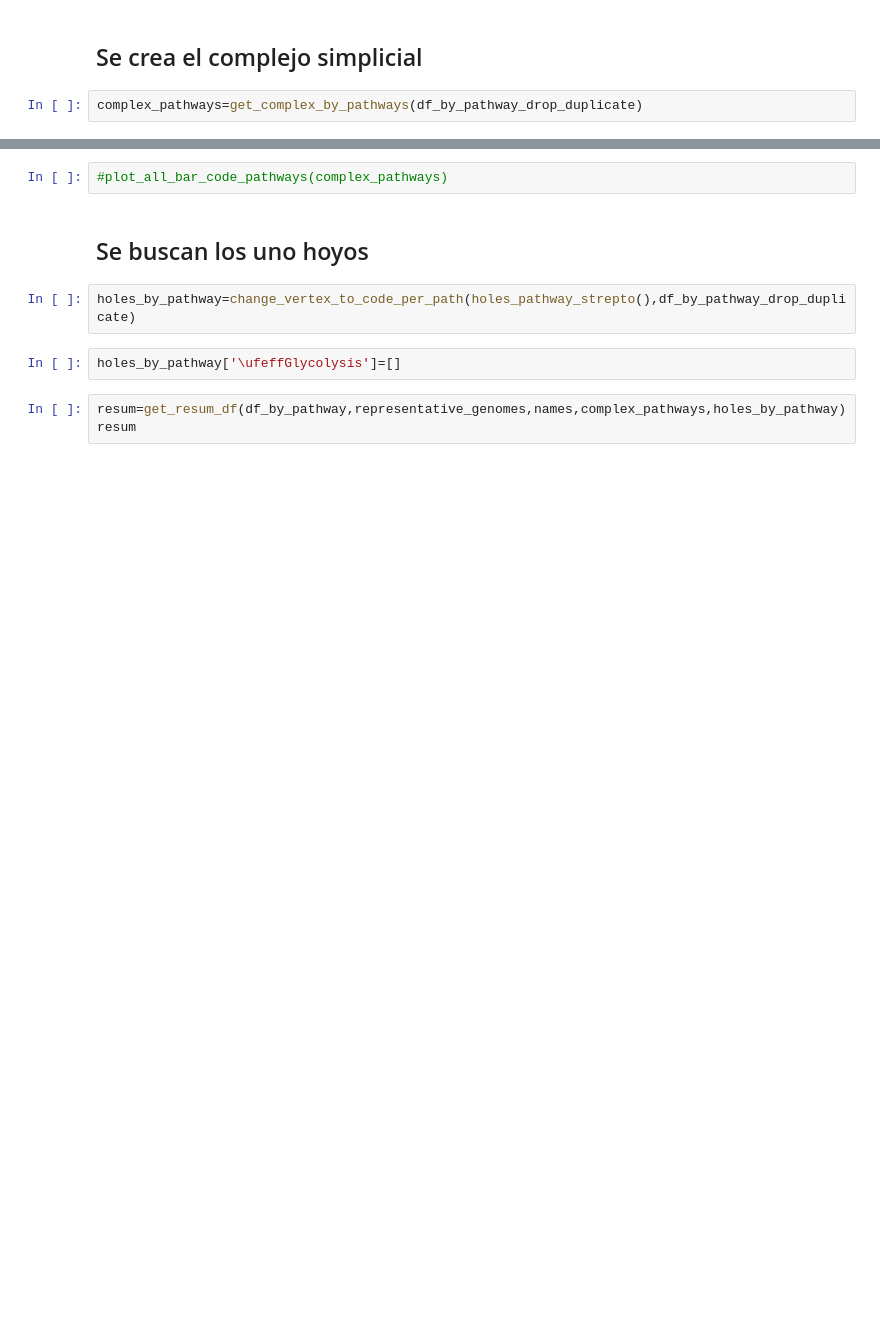
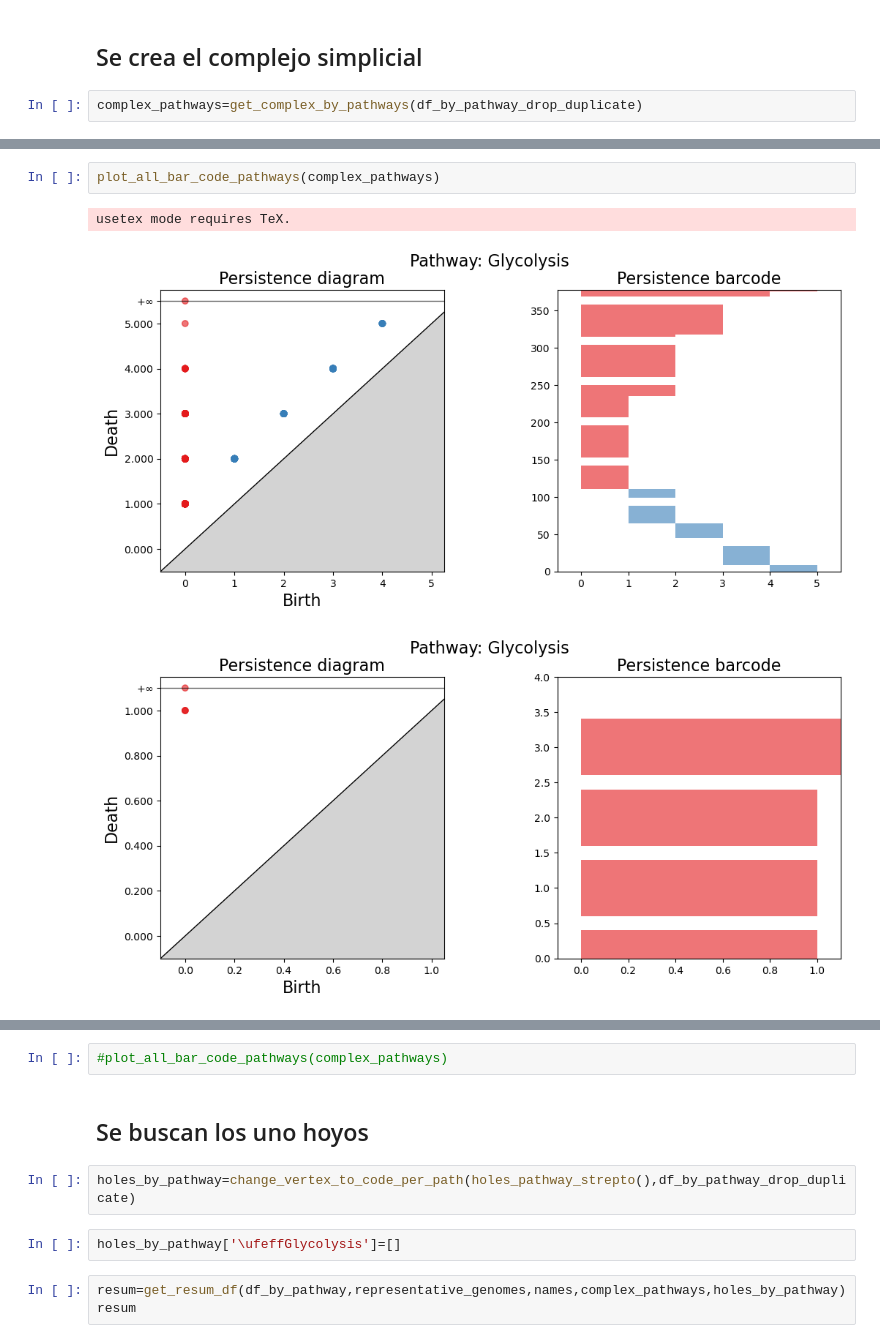
Before and after one commit to FFranciscoEspinosa/Tesis, a Jupyter notebook: Notebook_Strepto.ipynb, the cells around one changed output, grey strips where cells are left out. Drawn from its saved outputs; the diff is of its cells as text; blank space fills up the shorter version.

```diff
--- a/Notebook_Strepto.ipynb
+++ b/Notebook_Strepto.ipynb
@@ -42,0 +71,6 @@ complex_pathways=get_complex_by_pathways(df_by_pathway_drop_duplicate)
+# %%
+plot_all_bar_code_pathways(complex_pathways)
+# %% [output]
+usetex mode requires TeX.
+[figure, added]
+[figure, added]
```
Also changed, not shown: parts of 55 cells of this notebook, 1 other file.
